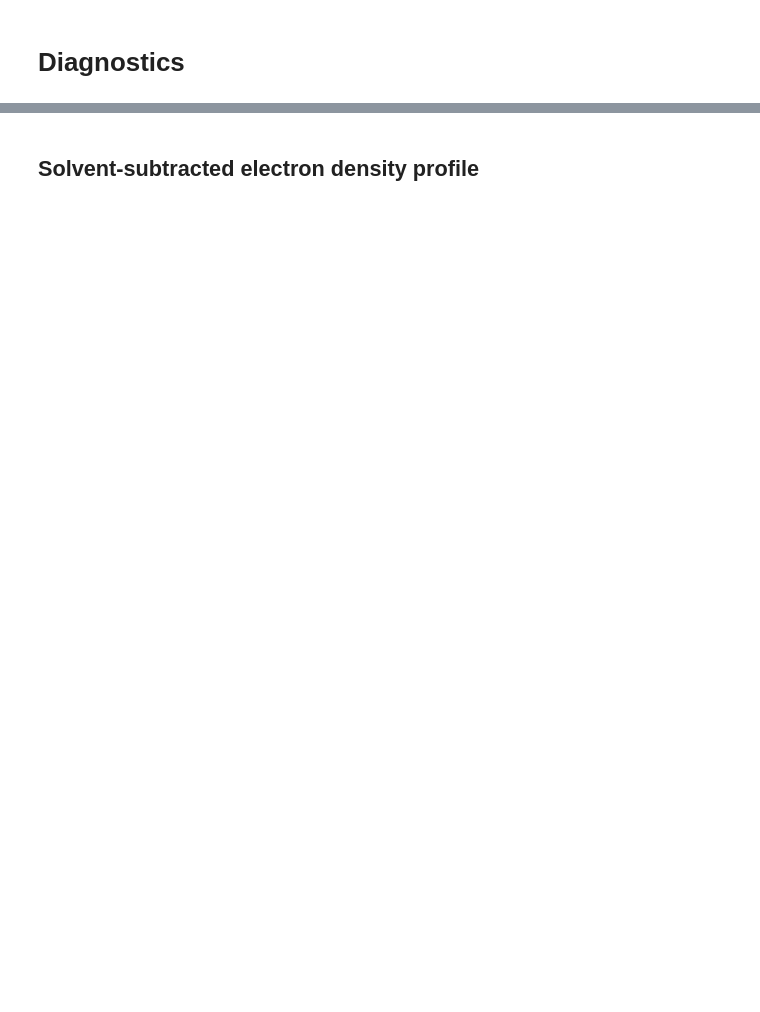
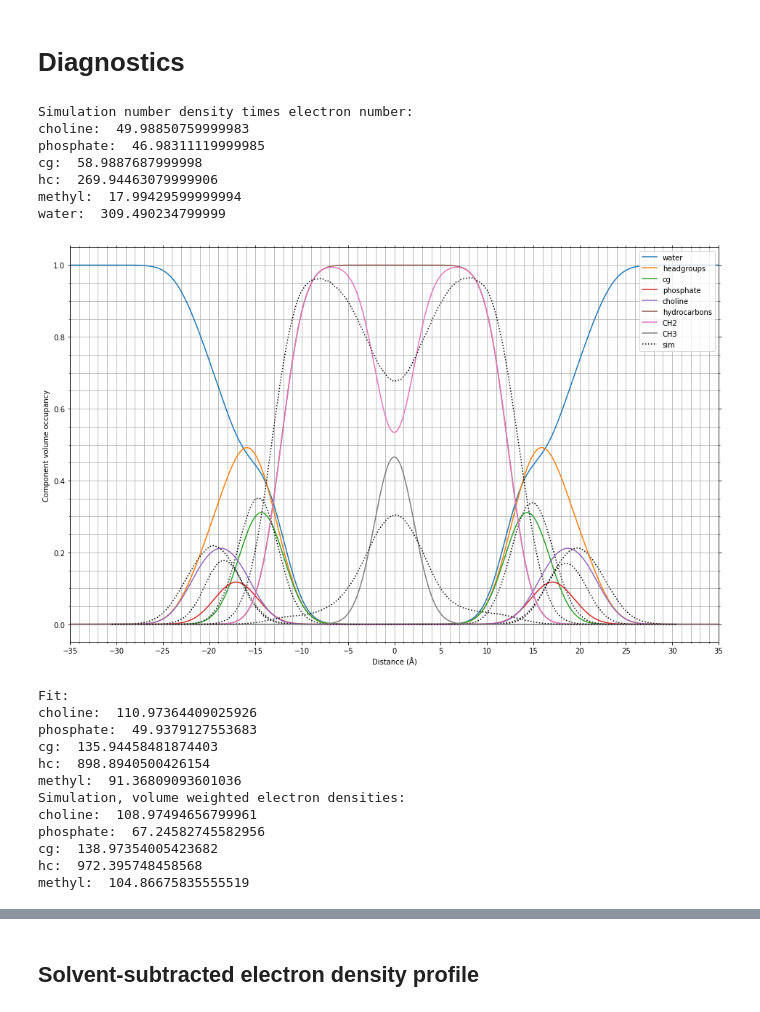
Before and after one commit to criosx/molgroups, a Jupyter notebook: examples/diffraction/NagleDOPC/fit_accounting_for_missing_oxygen_in_model/sample_notebook_MAM.ipynb, the cells around one changed output, grey strips where cells are left out. Cells and saved outputs as stored; diff of their text form; code cells hidden in the pictures; blank space fills up the shorter version.

```diff
--- a/examples/diffraction/NagleDOPC/fit_accounting_for_missing_oxygen_in_model/sample_notebook_MAM.ipynb
+++ b/examples/diffraction/NagleDOPC/fit_accounting_for_missing_oxygen_in_model/sample_notebook_MAM.ipynb
@@ -513,7 +534,7 @@ plt.show()
 
 
 
-simdata = pd.read_csv('../../dopc72.4bcut.sim', sep="\s+", comment='#')
+simdata = pd.read_csv('../dopc72.4bcut.sim', sep="\s+", comment='#')
 #print(simdata)
 
 columnlist = list(simdata)
@@ -593,33 +614,54 @@ ax.plot(z_sim, ch2_sim, linestyle='dotted', color='black')
 
 ax.plot(zax, bilayer_plot_data["innerch3_corr_cvo"]+bilayer_plot_data["outerch3_corr_cvo"], label="CH3")
 ax.plot(z_sim, ch3_sim, linestyle='dotted', color='black', label="sim")
 
 ax.legend(loc="upper right")
 plt.xlabel("Distance (Å)")
 plt.ylabel("Component volume occupancy")
 ax.minorticks_on()
 #ax.tick_params(which="both", direction="in", labelsize=10)
 ax.tick_params(bottom=True, top=True, left=True, right=True, which="both")
 plt.xlim(-35, 35)
 plt.xticks(np.arange(-35, 36, 5.0))
 plt.grid(True, which='Both')
 ax.figure.set_size_inches(16, 10)
 plt.savefig(store + "/cvo_sldweighted", facecolor="white")
 plt.show()
 
 stepsize_z=zax[1]-zax[0]
 print("Fit:")
 print("choline: ",bilayer_plot_data["inner_choline_corr_cvo"].sum()*stepsize_z*areaperlipid)
 print("phosphate: ",bilayer_plot_data["inner_phosphate_corr_cvo"].sum()*stepsize_z*areaperlipid)
 print("cg: ",bilayer_plot_data["inner_cg_corr_cvo"].sum()*stepsize_z*areaperlipid)
 print("hc: ",bilayer_plot_data["innerhc_corr_cvo"].sum()*stepsize_z*areaperlipid)
 print("methyl: ",bilayer_plot_data["innerch3_corr_cvo"].sum()*stepsize_z*areaperlipid)
 print("Simulation, volume weighted electron densities:")
 print("choline: ",chol_sim.sum()*stepsize_sim*areaperlipid_sim/2)
 print("phosphate: ",ph_sim.sum()*stepsize_sim*areaperlipid_sim/2)
 print("cg: ",cg_sim.sum()*stepsize_sim*areaperlipid_sim/2)
 print("hc: ",(ch2_sim+ch3_sim).sum()*stepsize_sim*areaperlipid_sim/2)
 print("methyl: ",ch3_sim.sum()*stepsize_sim*areaperlipid_sim/2)
+# %% [output]
+Simulation number density times electron number:
+choline:  49.98850759999983
+phosphate:  46.98311119999985
+cg:  58.9887687999998
+hc:  269.94463079999906
+methyl:  17.99429599999994
+water:  309.490234799999
+[figure, added]
+Fit:
+choline:  110.97364409025926
+phosphate:  49.9379127553683
+cg:  135.94458481874403
+hc:  898.8940500426154
+methyl:  91.36809093601036
+Simulation, volume weighted electron densities:
+choline:  108.97494656799961
+phosphate:  67.24582745582956
+cg:  138.97354005423682
+hc:  972.395748458568
+methyl:  104.86675835555519
 # %%
 # Create an volume density plot using VDW radii
 
```
Also changed, not shown: parts of 18 cells of this notebook, 22 other files.
